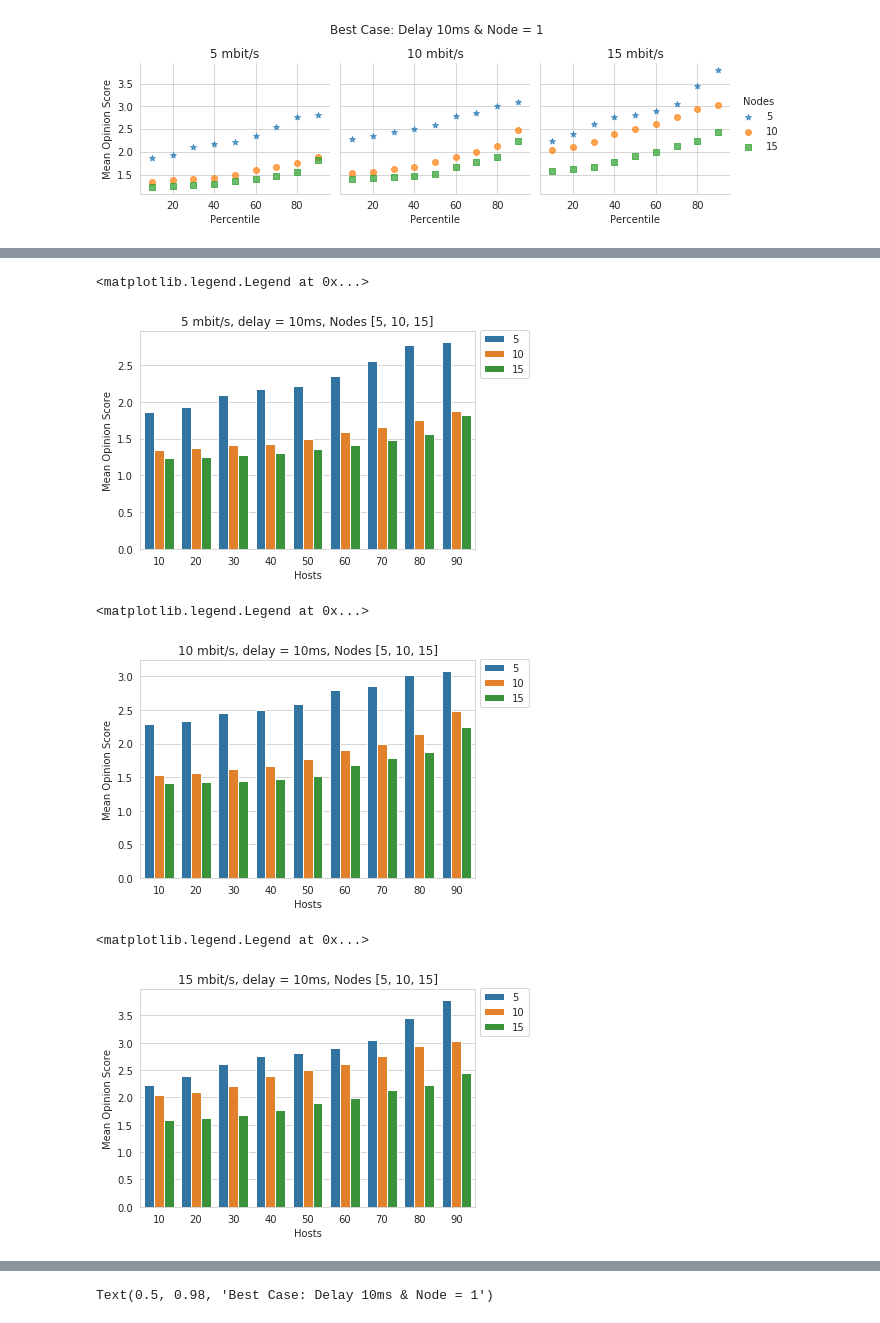
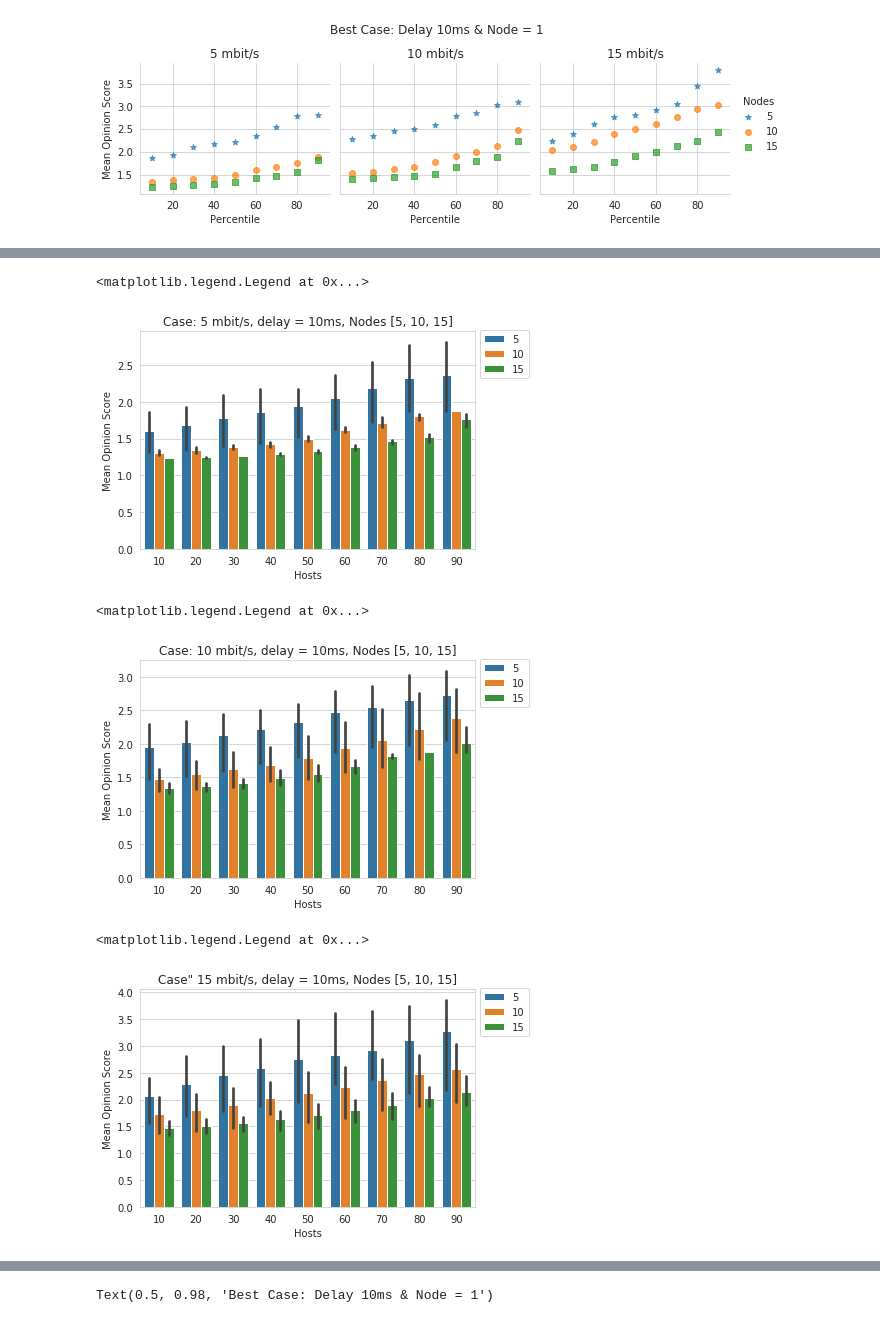
Before and after one commit to razaulmustafa852/dashc, a Jupyter notebook: goDash.ipynb, the cells around one changed output, grey strips where cells are left out. Cells and saved outputs as stored; diff of their text form; code cells hidden in the pictures.

```diff
--- a/goDash.ipynb
+++ b/goDash.ipynb
@@ -7,7 +7,7 @@ import seaborn as sns
 %matplotlib inline
 sns.set_style("whitegrid")
 # %%
-df = pd.read_csv("percentile - Sheet1.csv")
+df = pd.read_csv("percentile - Sheet2.csv")
 # %%
 df.head()
 # %% [output]
@@ -19,0 +20,4 @@ df.head()
+# %%
+data_5MB = df[(df['Bandwidth'] == 5)]
+data_10MB = df[(df['Bandwidth'] == 10)]
+data_15MB = df[(df['Bandwidth'] == 15)]
@@ -31,7 +39,3 @@ g.fig.suptitle('Best Case: Delay 10ms & Node = 1') # can also get the figure fro
 # %% [output]
 Text(0.5, 0.98, 'Best Case: Delay 10ms & Node = 1')
 [figure]
-# %%
-data_5MB = df[(df['BW'] == 5)]
-data_10MB = df[(df['BW'] == 10)]
-data_15MB = df[(df['BW'] == 15)]
@@ -38,7 +56,7 @@ data_15MB = df[(df['BW'] == 15)]
 # %%
 
 g= sns.barplot(x="Percentile", y="MOS", hue="Competition", data=data_5MB)
-g.set_title('5 mbit/s, delay = 10ms, Nodes [5, 10, 15]')
+g.set_title('Case: 5 mbit/s, delay = 10ms, Nodes [5, 10, 15]')
 g.set_ylabel('Mean Opinion Score')
 g.set_xlabel('Hosts')
 #L=plt.legend()
@@ -46,10 +64,10 @@ g.set_xlabel('Hosts')
 g.legend(bbox_to_anchor=(1, 1.03))
 # %% [output]
 <matplotlib.legend.Legend at 0x...>
-[figure, old version]
+[figure, new version]
 # %%
 g= sns.barplot(x="Percentile", y="MOS", hue="Competition", data=data_10MB)
-g.set_title('10 mbit/s, delay = 10ms, Nodes [5, 10, 15]')
+g.set_title('Case: 10 mbit/s, delay = 10ms, Nodes [5, 10, 15]')
 g.set_ylabel('Mean Opinion Score')
 g.set_xlabel('Hosts')
 #L=plt.legend()
@@ -57,18 +75,18 @@ g.set_xlabel('Hosts')
 g.legend(bbox_to_anchor=(1, 1.03))
 # %% [output]
 <matplotlib.legend.Legend at 0x...>
-[figure, old version]
+[figure, new version]
 # %%
 g= sns.barplot(x="Percentile", y="MOS", hue="Competition", data=data_15MB)
-g.set_title('15 mbit/s, delay = 10ms, Nodes [5, 10, 15]')
+g.set_title('Case" 15 mbit/s, delay = 10ms, Nodes [5, 10, 15]')
 g.set_ylabel('Mean Opinion Score')
 g.set_xlabel('Hosts')
 #L=plt.legend()
 #L.get_texts().set_text('make it short')
 g.legend(bbox_to_anchor=(1, 1.03))
 # %% [output]
 <matplotlib.legend.Legend at 0x...>
-[figure, old version]
+[figure, new version]
 # %%
 g = sns.barplot(x="Competition", y="MOS", hue="Percentile", data=data_5MB)
 g.legend(bbox_to_anchor=(1, 1.03))
```
Also changed, not shown: parts of 8 cells of this notebook.
